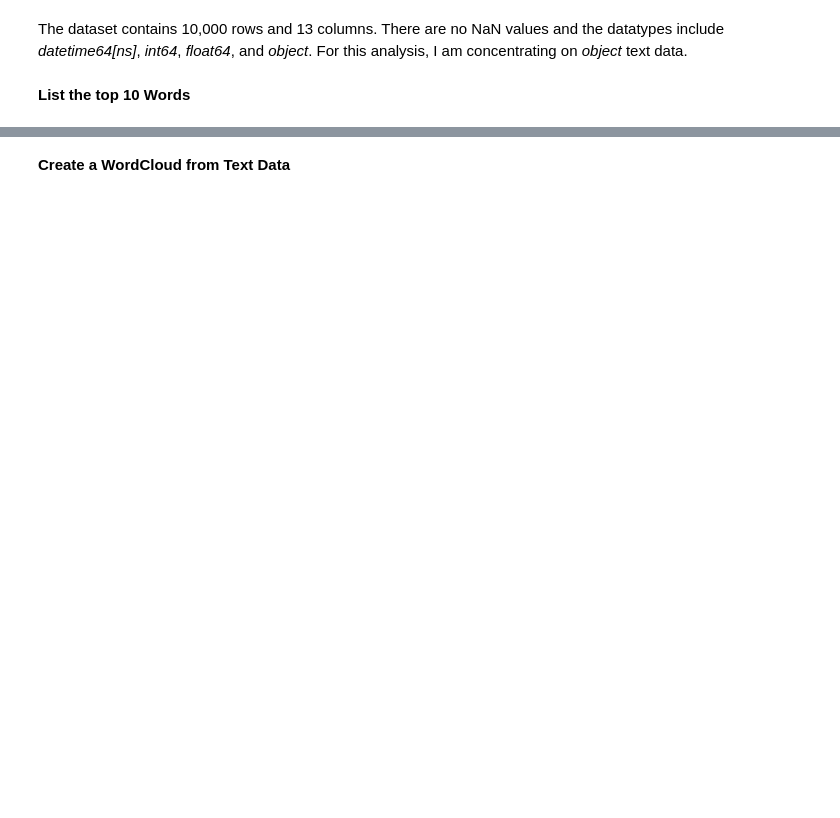
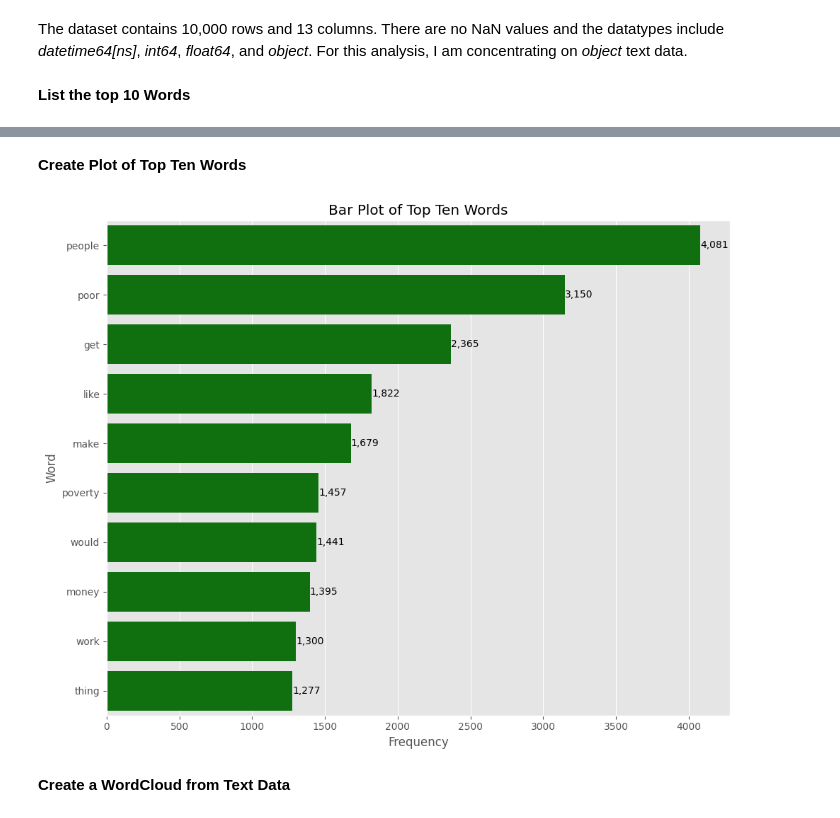
Before and after one commit to wwwinters/msds640assignment6, a Jupyter notebook: notebooks/wwinters_assignment6.ipynb, the cells around one changed output, grey strips where cells are left out. Cells and saved outputs as stored; diff of their text form; code cells hidden in the pictures; blank space fills up the shorter version.

```diff
--- a/notebooks/wwinters_assignment6.ipynb
+++ b/notebooks/wwinters_assignment6.ipynb
@@ -196,6 +189,3 @@ With 336,775 rows the dataset is larger than required for the lab.  In addition,
-# %%
-reddit_df = reddit_df.head(10000)
-reddit_df.shape
 # %% [markdown]
 -------------------------------------------------------------------------------
 ### Preprocess Text
@@ -228,0 +263,3 @@ list(freq.items())[:10] # using list to make the output more readable.
+# %%
+plot_list = pd.DataFrame(list(freq.items())[:10], columns=['Word','Frequency'])
+plot_list
@@ -229,3 +278,16 @@ list(freq.items())[:10] # using list to make the output more readable.
+# %% [markdown]
+**Create Plot of Top Ten Words**
+# %%
+fig, ax = plt.subplots(figsize=(10,8))
+ax.set(xlabel='Frequency', ylabel = 'Word', title = 'Bar Plot of Top Ten Words')
+sns.barplot(x='Frequency', y='Word', data=plot_list, color='green')
+for container in ax.containers:
+    ax.bar_label(container, labels=[f'{x:,.0f}' for x in container.datavalues])
+plt.tight_layout()
+plt.show()
+fig.savefig('figures/barplotWordCount.png', bbox_inches='tight', dpi=300)
+# %% [output]
+[figure, added]
 # %% [markdown]
 **Create a WordCloud from Text Data**
 # %%
```
Also changed, not shown: parts of 45 cells of this notebook, 2 other files.
